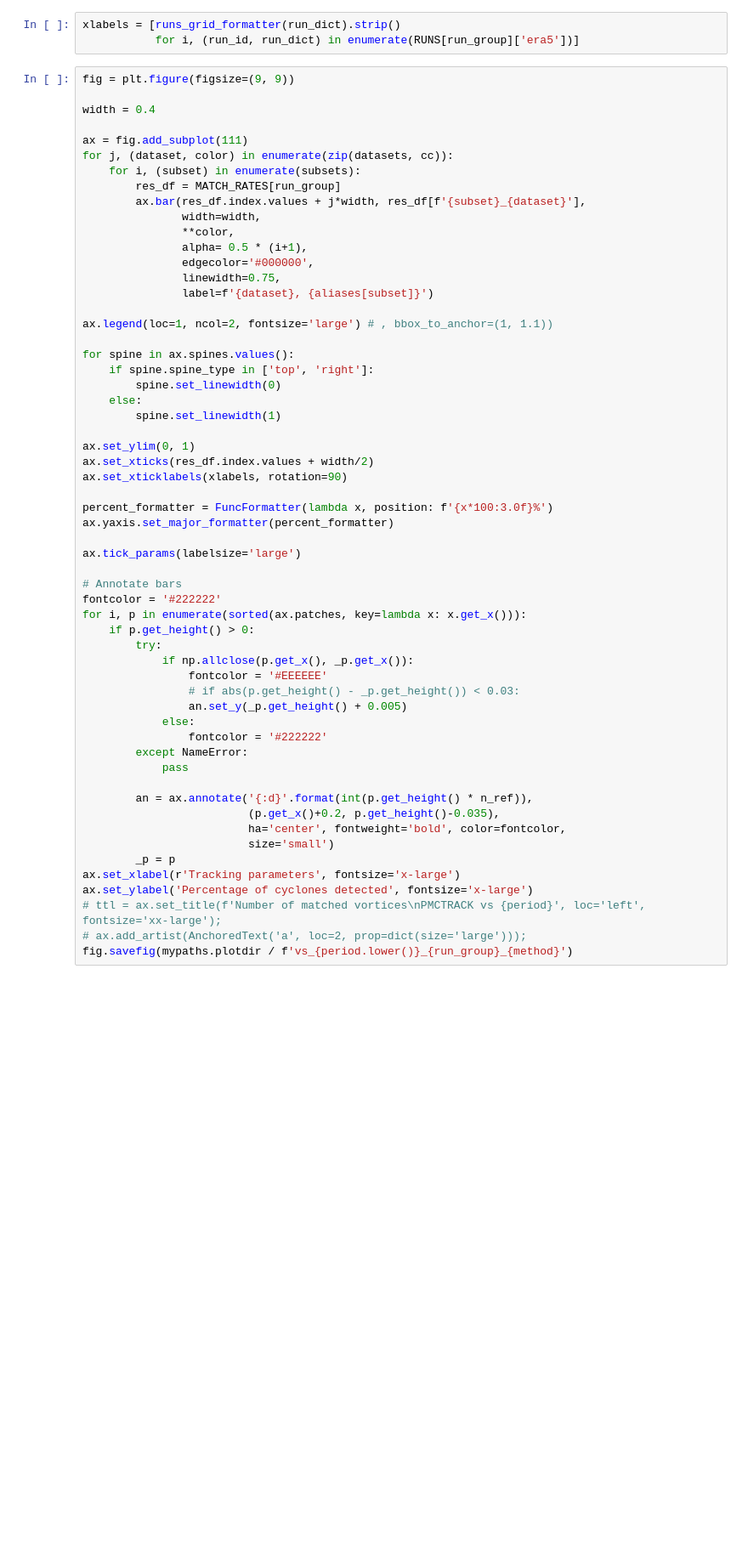
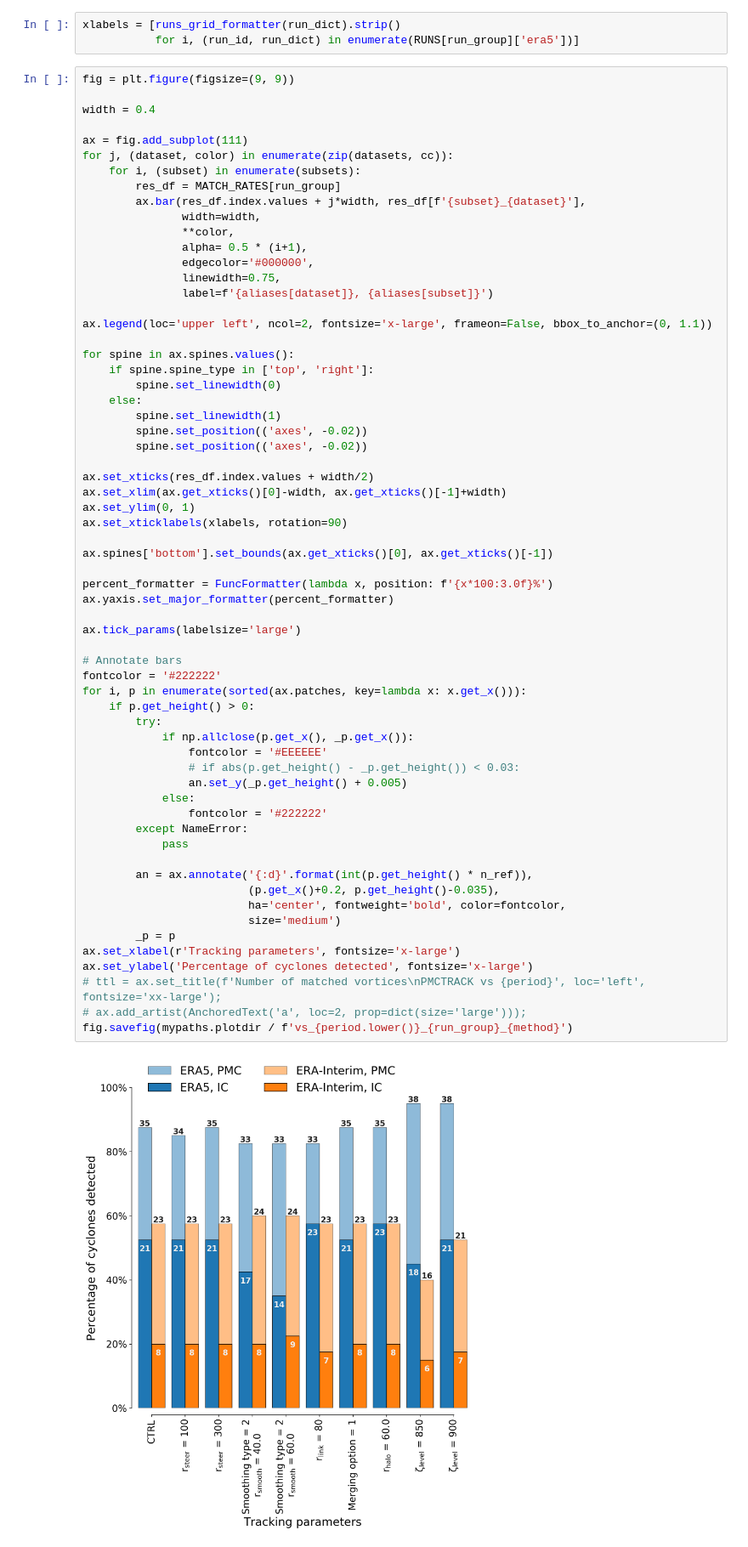
Before and after one commit to dennissergeev/pmc_clim, a Jupyter notebook: code/Verification.ipynb, the cells around one changed output. Shown at 85% size. Cells and saved outputs as stored; diff of their text form; blank space fills up the shorter version.

```diff
--- a/code/Verification.ipynb
+++ b/code/Verification.ipynb
@@ -525,46 +579,53 @@ for j, (dataset, color) in enumerate(zip(datasets, cc)):
                alpha= 0.5 * (i+1),
                edgecolor='#000000',
                linewidth=0.75,
-               label=f'{dataset}, {aliases[subset]}')
+               label=f'{aliases[dataset]}, {aliases[subset]}')
 
-ax.legend(loc=1, ncol=2, fontsize='large') # , bbox_to_anchor=(1, 1.1))
+ax.legend(loc='upper left', ncol=2, fontsize='x-large', frameon=False, bbox_to_anchor=(0, 1.1))
 
 for spine in ax.spines.values():
     if spine.spine_type in ['top', 'right']:
         spine.set_linewidth(0)
     else:
         spine.set_linewidth(1)
+        spine.set_position(('axes', -0.02))
+        spine.set_position(('axes', -0.02))
 
+ax.set_xticks(res_df.index.values + width/2)
+ax.set_xlim(ax.get_xticks()[0]-width, ax.get_xticks()[-1]+width)
 ax.set_ylim(0, 1)
-ax.set_xticks(res_df.index.values + width/2)
 ax.set_xticklabels(xlabels, rotation=90)
+
+ax.spines['bottom'].set_bounds(ax.get_xticks()[0], ax.get_xticks()[-1])
 
 percent_formatter = FuncFormatter(lambda x, position: f'{x*100:3.0f}%')
 ax.yaxis.set_major_formatter(percent_formatter)
 
 ax.tick_params(labelsize='large')
 
 # Annotate bars
 fontcolor = '#222222'
 for i, p in enumerate(sorted(ax.patches, key=lambda x: x.get_x())):
     if p.get_height() > 0:
         try:
             if np.allclose(p.get_x(), _p.get_x()):
                 fontcolor = '#EEEEEE'
                 # if abs(p.get_height() - _p.get_height()) < 0.03:
                 an.set_y(_p.get_height() + 0.005)
             else:
                 fontcolor = '#222222'
         except NameError:
             pass
 
         an = ax.annotate('{:d}'.format(int(p.get_height() * n_ref)),
                          (p.get_x()+0.2, p.get_height()-0.035),
                          ha='center', fontweight='bold', color=fontcolor,
-                         size='small')
+                         size='medium')
         _p = p
 ax.set_xlabel(r'Tracking parameters', fontsize='x-large')
 ax.set_ylabel('Percentage of cyclones detected', fontsize='x-large')
 # ttl = ax.set_title(f'Number of matched vortices\nPMCTRACK vs {period}', loc='left', fontsize='xx-large');
 # ax.add_artist(AnchoredText('a', loc=2, prop=dict(size='large')));
 fig.savefig(mypaths.plotdir / f'vs_{period.lower()}_{run_group}_{method}')
+# %% [output]
+[figure, added]
```
Also changed, not shown: parts of 13 cells of this notebook.
